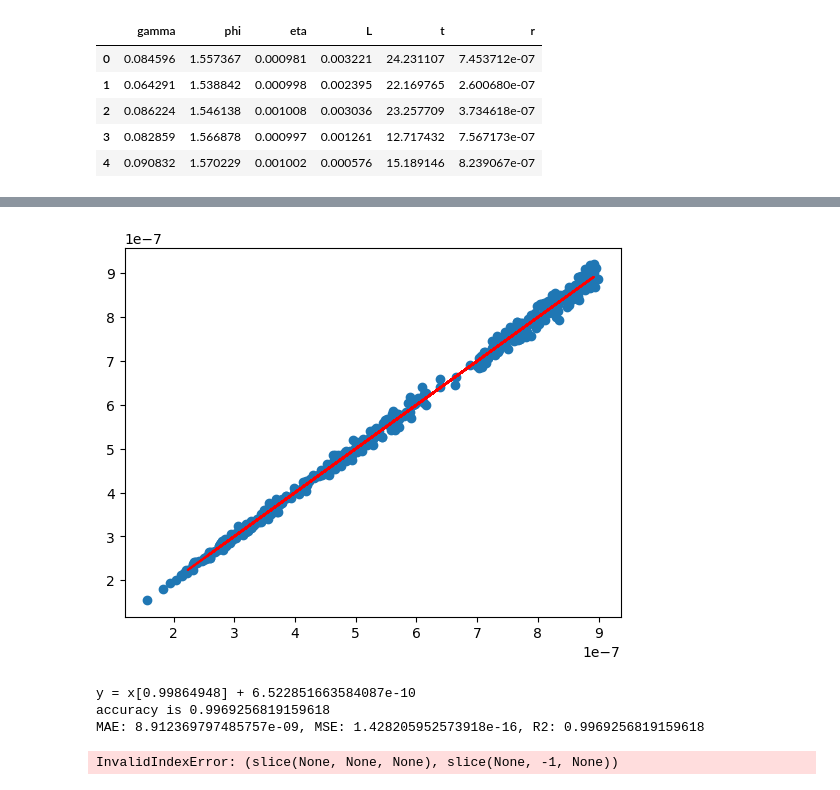
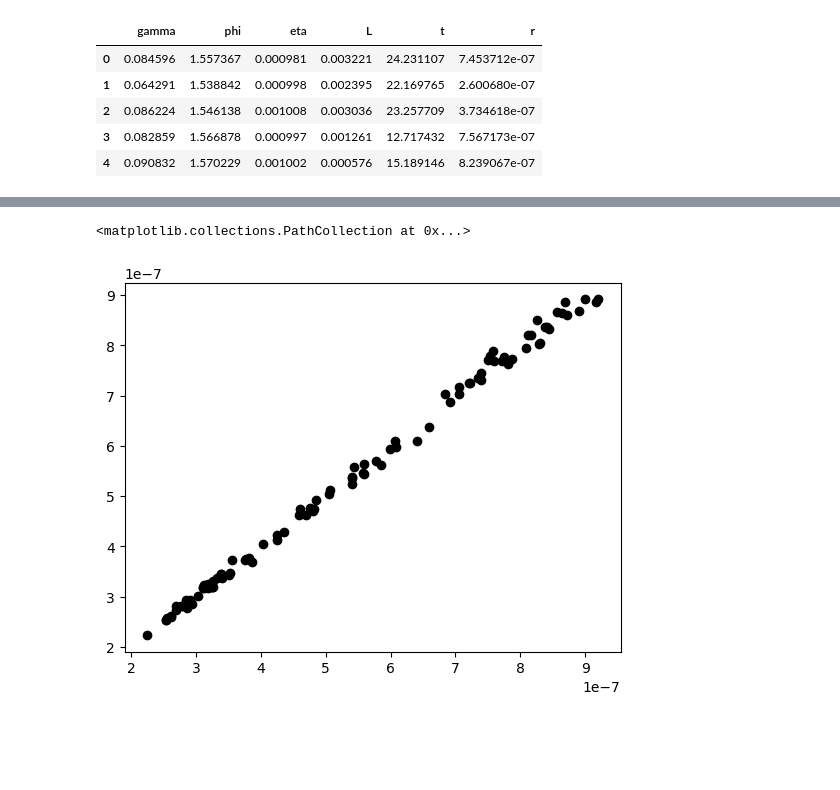
Before and after one commit to RedHorizonss/DunkingBiscuits, a Jupyter notebook: EDA.ipynb, the cells around one changed output, grey strips where cells are left out. Drawn from its saved outputs; the diff is of its cells as text; code cells hidden in the pictures; blank space fills up the shorter version.

Commit message:
testing wash burn equation

```diff
--- a/EDA.ipynb
+++ b/EDA.ipynb
@@ -60,56 +97,26 @@ micro_df.head()
 # %%
 micro_df['L_squared'] = micro_df['L']**2
 micro_df['cos(phi)'] = np.cos(micro_df['phi'])
 micro_df['2eta'] = 2*micro_df['eta']
+micro_df['1/gamma'] = 1/micro_df['gamma']
+micro_df['1/t'] = 1/micro_df['t']
+micro_df['1/cos(phi)'] = 1/micro_df['cos(phi)']
 
-micro_df['washer_model'] = (micro_df['L_squared'] * micro_df['2eta'])/(micro_df['gamma']*micro_df['t']*micro_df['cos(phi)'])
+micro_df['washer_model'] = micro_df['L_squared'] * micro_df['2eta']*micro_df['1/gamma']*micro_df['1/t']*micro_df['1/cos(phi)']
+
+
+X = micro_df[['washer_model']]
+y = micro_df['r']
+
+model = LinearRegression()
+
+X_train, X_test, y_train, y_test = train_test_split(X, y, test_size=0.2, random_state=42)
+
+model.fit(X_train, y_train)
+
+y_pred = model.predict(X_test)
+
+plt.scatter(y_pred, y_test, color='black')
+# %% [output]
+<matplotlib.collections.PathCollection at 0x...>
+[figure, added]
-# %%
-X = micro_df[['r']]
-y = micro_df['washer_model']
-
-X_train, X_test, y_train, y_test = train_test_split(X, y, test_size=0.2, random_state=42)
-
-model = LinearRegression()
-
-model.fit(X_train, y_train)
-
-y_pred = model.predict(X_test)
-
-plt.scatter(micro_df['r'], micro_df['washer_model'])
-
-plt.plot(X_test, y_pred, color='red')
-
-plt.show()
-# %% [output]
-[figure, removed]
-# %%
-print(f'y = x{model.coef_} + {model.intercept_}')
-print(f'accuracy is {model.score(X_test, y_test)}')
-
-print(f'MAE: {mean_absolute_error(y_test, y_pred)}, MSE: {mean_squared_error(y_test, y_pred)}, R2: {r2_score(y_test, y_pred)}')
-# %% [output]
-y = x[0.99864948] + 6.522851663584087e-10
-accuracy is 0.9969256819159618
-MAE: 8.912369797485757e-09, MSE: 1.428205952573918e-16, R2: 0.9969256819159618
-# %%
-# Splitting the data into features (X) and target (y)
-X = micro_df[:, :-1]  # Features (gamma, r, t, phi, eta)
-y = micro_df[:, -1]   # Target (observed distance L)
-
-# Splitting the data into training and testing sets
-X_train, X_test, y_train, y_test = train_test_split(X, y, test_size=0.2, random_state=42)
-
-# Create a multilinear regression model
-model = LinearRegression()
-
-# Fit the model using the training data
-model.fit(X_train, y_train)
-
-# Make predictions using the testing data
-y_pred = model.predict(X_test)
-
-# Evaluate the model performance
-mse = mean_squared_error(y_test, y_pred)
-r2 = r2_score(y_test, y_pred)
-# %% [output]
-InvalidIndexError: (slice(None, None, None), slice(None, -1, None))
```
Also changed, not shown: parts of 17 cells of this notebook, 1 other file.
